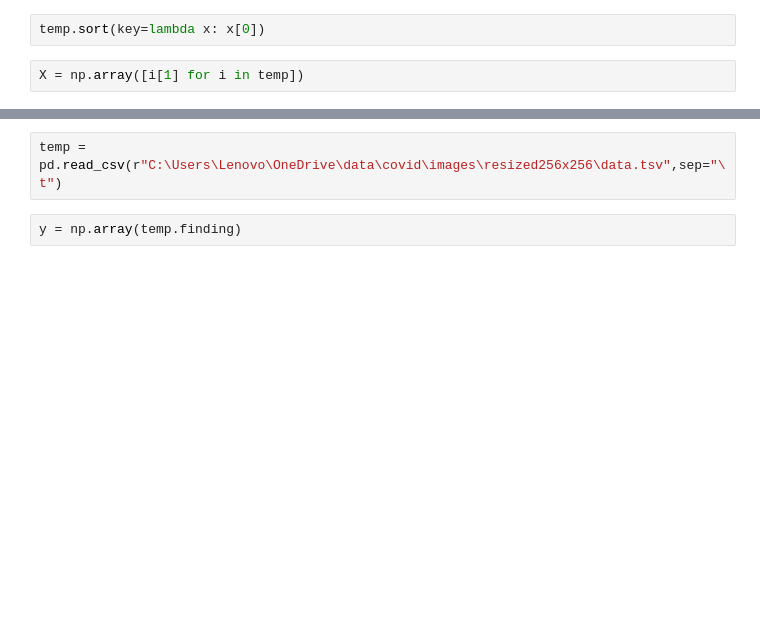
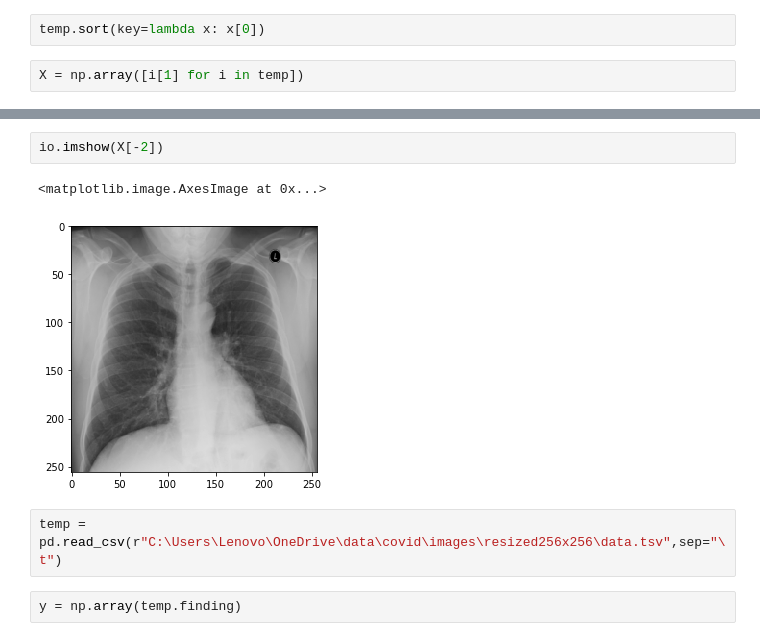
Before and after one commit to Usatoff/covid, a Jupyter notebook: classification_by_xray.ipynb, the cells around one changed output, grey strips where cells are left out. Drawn from its saved outputs; the diff is of its cells as text; blank space fills up the shorter version.

```diff
--- a/classification_by_xray.ipynb
+++ b/classification_by_xray.ipynb
@@ -108,3 +113,8 @@ X = np.array([i[1] for i in temp])
+# %%
+io.imshow(X[-2])
+# %% [output]
+<matplotlib.image.AxesImage at 0x...>
+[figure, added]
 # %%
 temp = pd.read_csv(r"C:\Users\Lenovo\OneDrive\data\covid\images\resized256x256\data.tsv",sep="\t")
 # %%
```
Also changed, not shown: parts of 2 cells of this notebook.
